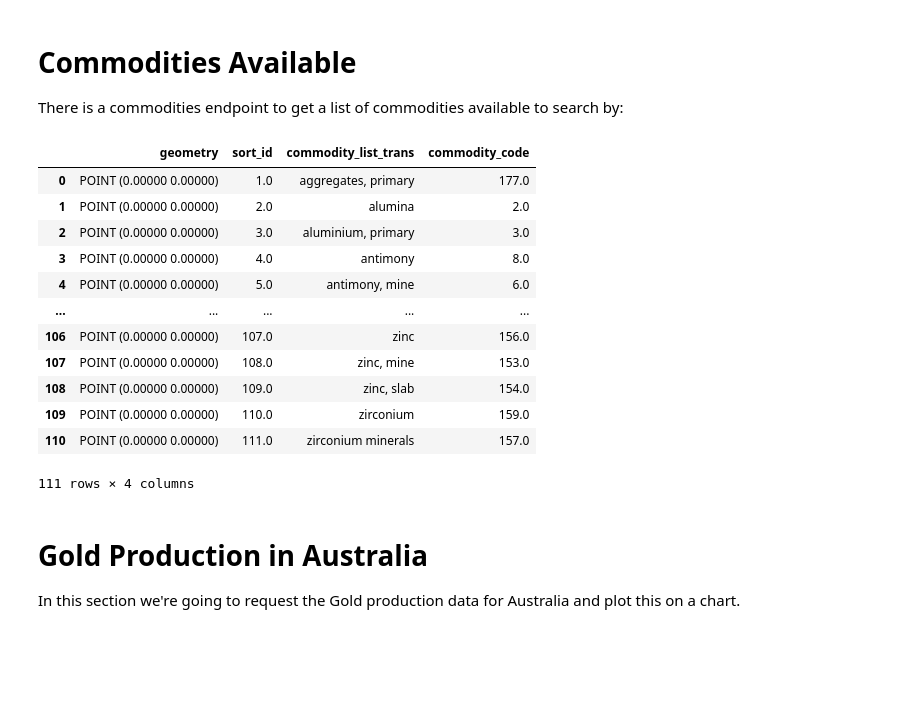
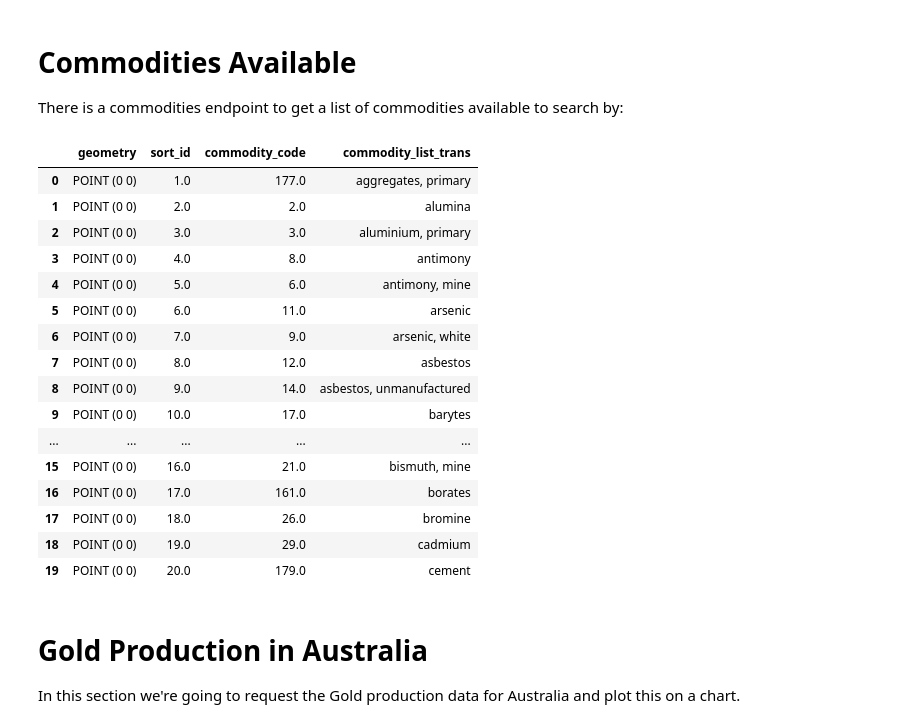
Before and after one commit to BritishGeologicalSurvey/BGS-API-Documentation, a Jupyter notebook: notebooks/BGS_World_Mineral_Statistics_using_OGCAPI_Features.ipynb, the cells around one changed output. Cells and saved outputs as stored; diff of their text form; code cells hidden in the pictures; blank space fills up the shorter version.

Commit message:
Tidy mineral stats notebook

```diff
--- a/notebooks/BGS_World_Mineral_Statistics_using_OGCAPI_Features.ipynb
+++ b/notebooks/BGS_World_Mineral_Statistics_using_OGCAPI_Features.ipynb
@@ -126,28 +131,32 @@ minstats
 
 There is a commodities endpoint to get a list of commodities available to search by:
 # %%
-params = {'f': 'json', 'limit': 200}
+params = {'f': 'json', 'limit': 20}
 response = requests.get('https://ogcapi.bgs.ac.uk/collections/world-mineral-statistics-commodities/items', params=params)
 data = response.json()
 data
 commodities = []
 commodities.append(gpd.GeoDataFrame.from_features(data['features']))
 commodities = pd.concat(commodities)
 commodities
 # %% [output]
-|  | geometry | sort_id | commodity_list_trans | commodity_code |
-| 0 | POINT (0.00000 0.00000) | 1.0 | aggregates, primary | 177.0 |
-| 1 | POINT (0.00000 0.00000) | 2.0 | alumina | 2.0 |
-| 2 | POINT (0.00000 0.00000) | 3.0 | aluminium, primary | 3.0 |
-| 3 | POINT (0.00000 0.00000) | 4.0 | antimony | 8.0 |
-| 4 | POINT (0.00000 0.00000) | 5.0 | antimony, mine | 6.0 |
+|  | geometry | sort_id | commodity_code | commodity_list_trans |
+| 0 | POINT (0 0) | 1.0 | 177.0 | aggregates, primary |
+| 1 | POINT (0 0) | 2.0 | 2.0 | alumina |
+| 2 | POINT (0 0) | 3.0 | 3.0 | aluminium, primary |
+| 3 | POINT (0 0) | 4.0 | 8.0 | antimony |
+| 4 | POINT (0 0) | 5.0 | 6.0 | antimony, mine |
+| 5 | POINT (0 0) | 6.0 | 11.0 | arsenic |
+| 6 | POINT (0 0) | 7.0 | 9.0 | arsenic, white |
+| 7 | POINT (0 0) | 8.0 | 12.0 | asbestos |
+| 8 | POINT (0 0) | 9.0 | 14.0 | asbestos, unmanufactured |
+| 9 | POINT (0 0) | 10.0 | 17.0 | barytes |
 | ... | ... | ... | ... | ... |
-| 106 | POINT (0.00000 0.00000) | 107.0 | zinc | 156.0 |
-| 107 | POINT (0.00000 0.00000) | 108.0 | zinc, mine | 153.0 |
-| 108 | POINT (0.00000 0.00000) | 109.0 | zinc, slab | 154.0 |
-| 109 | POINT (0.00000 0.00000) | 110.0 | zirconium | 159.0 |
-| 110 | POINT (0.00000 0.00000) | 111.0 | zirconium minerals | 157.0 |
+| 15 | POINT (0 0) | 16.0 | 21.0 | bismuth, mine |
+| 16 | POINT (0 0) | 17.0 | 161.0 | borates |
+| 17 | POINT (0 0) | 18.0 | 26.0 | bromine |
+| 18 | POINT (0 0) | 19.0 | 29.0 | cadmium |
+| 19 | POINT (0 0) | 20.0 | 179.0 | cement |
-111 rows × 4 columns
 # %% [markdown]
 # Gold Production in Australia
 
```
Also changed, not shown: parts of 12 cells of this notebook, 1 other file.
